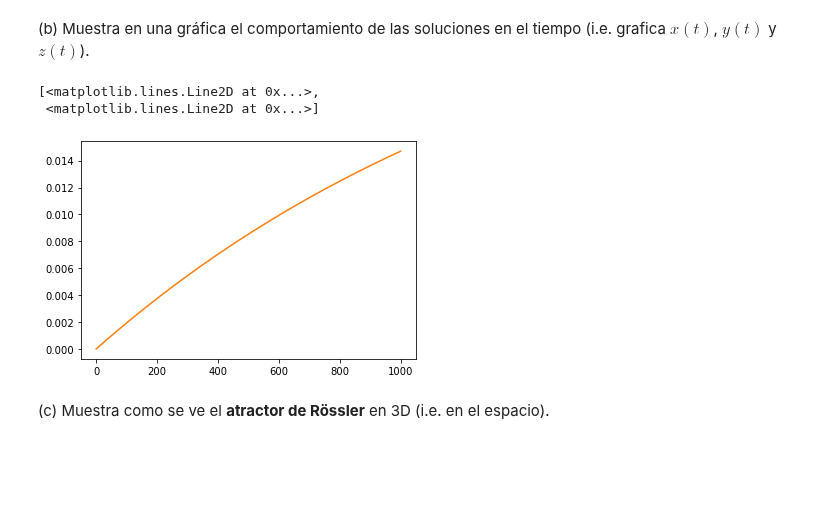
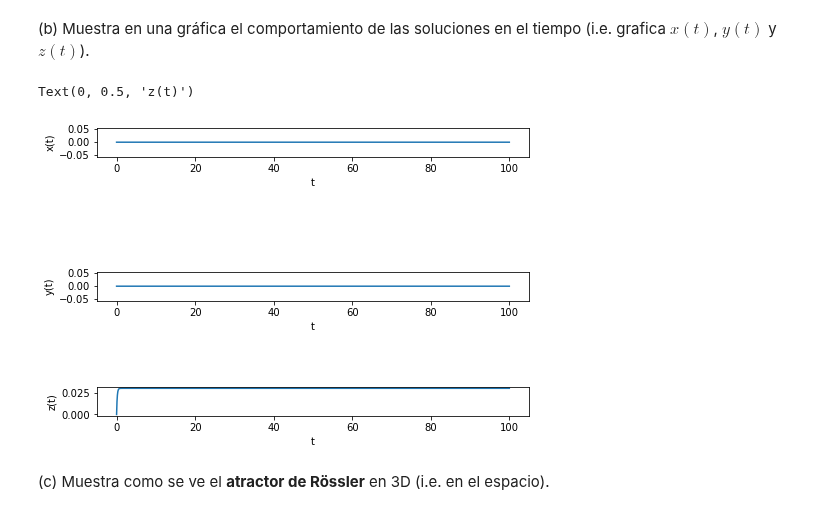
Before and after one commit to Skalas/Matematicas-Computacionales-fall2021, a Jupyter notebook: alumnos/MR1B4RR4/Examenes/Examen.ipynb, the cells around one changed output. Drawn from its saved outputs; the diff is of its cells as text; code cells hidden in the pictures; blank space fills up the shorter version.

```diff
--- a/alumnos/MR1B4RR4/Examenes/Examen.ipynb
+++ b/alumnos/MR1B4RR4/Examenes/Examen.ipynb
@@ -174,14 +175,14 @@ z0 = 0.0
 a=0.13
 b=0.2
 c=6.5
-tau = 32
+tau = 100
 dt = 0.0001
 # %%
-time = np.linspace(0, tau, int(32/dt))
+time = np.linspace(0, tau, int(tau/dt))
 # %%
-x = np.zeros(N)
-y = np.zeros(N)
-z = np.zeros(N)
+x = np.zeros(int(tau/dt))
+y = np.zeros(int(tau/dt))
+z = np.zeros(int(tau/dt))
 # %%
 x[0] = 0
 y[0] = 0
@@ -232,11 +193,24 @@ array([0., 0., 0., 0., 0., 0., 0., 0., 0., 0., 0., 0., 0., 0., 0., 0., 0.,
 # %% [markdown]
 (b) Muestra en una gráfica el comportamiento de las soluciones en el tiempo (i.e. grafica $x(t)$, $y(t)$ y $z(t)$).
-# %%
-plt.plot(x,y,z)
-# %% [output]
-[<matplotlib.lines.Line2D at 0x...>,
- <matplotlib.lines.Line2D at 0x...>]
-[figure, removed]
+# %%
+fig = plt.figure()
+ax1 = fig.add_axes([0.1, 1, 1, 0.1])
+ax1.plot(time, x, label='x(t)')
+ax1.set_xlabel('t')
+ax1.set_ylabel('x(t)')
+
+ax2 = fig.add_axes([0.1, 0.5, 1, 0.1])
+ax2.plot(time, y,label='y(t)')
+ax2.set_xlabel('t')
+ax2.set_ylabel('y(t)')
+
+ax3 = fig.add_axes([0.1, 0.1, 1, 0.1])
+ax3.plot(time, z,label='z(t)')
+ax3.set_xlabel('t')
+ax3.set_ylabel('z(t)')
+# %% [output]
+Text(0, 0.5, 'z(t)')
+[figure, added]
 # %% [markdown]
 (c) Muestra como se ve el **atractor de Rössler** en 3D (i.e. en el espacio).
 # %%
```
Also changed, not shown: parts of 6 cells of this notebook.
